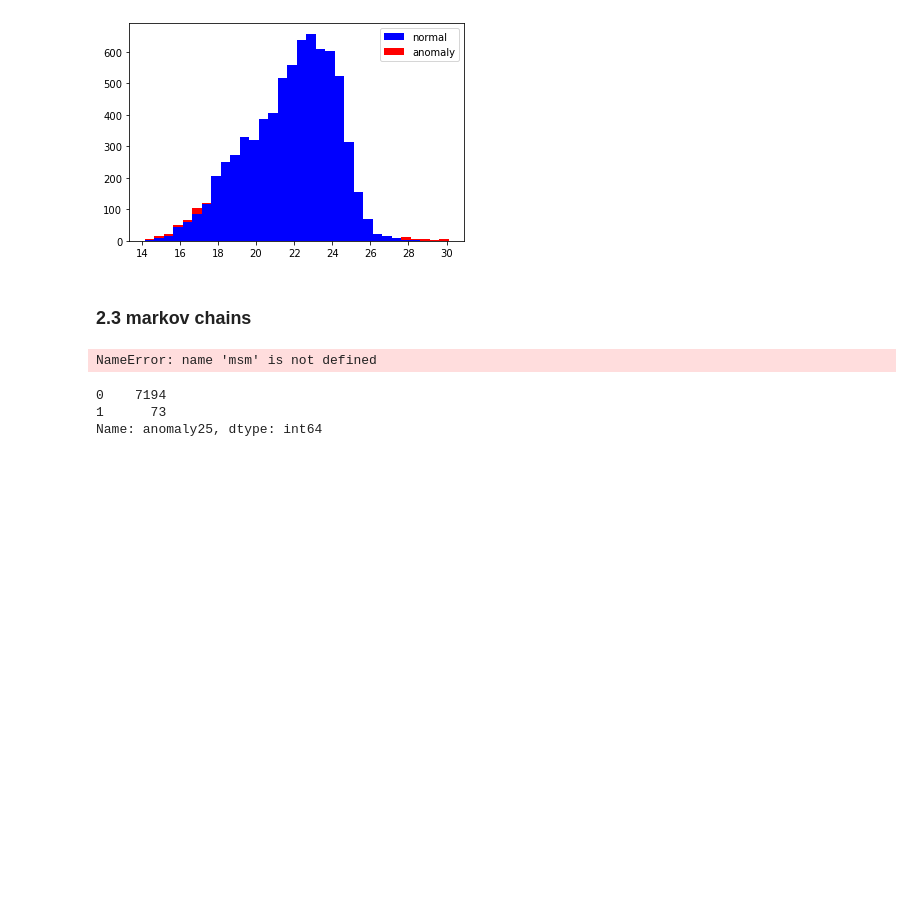
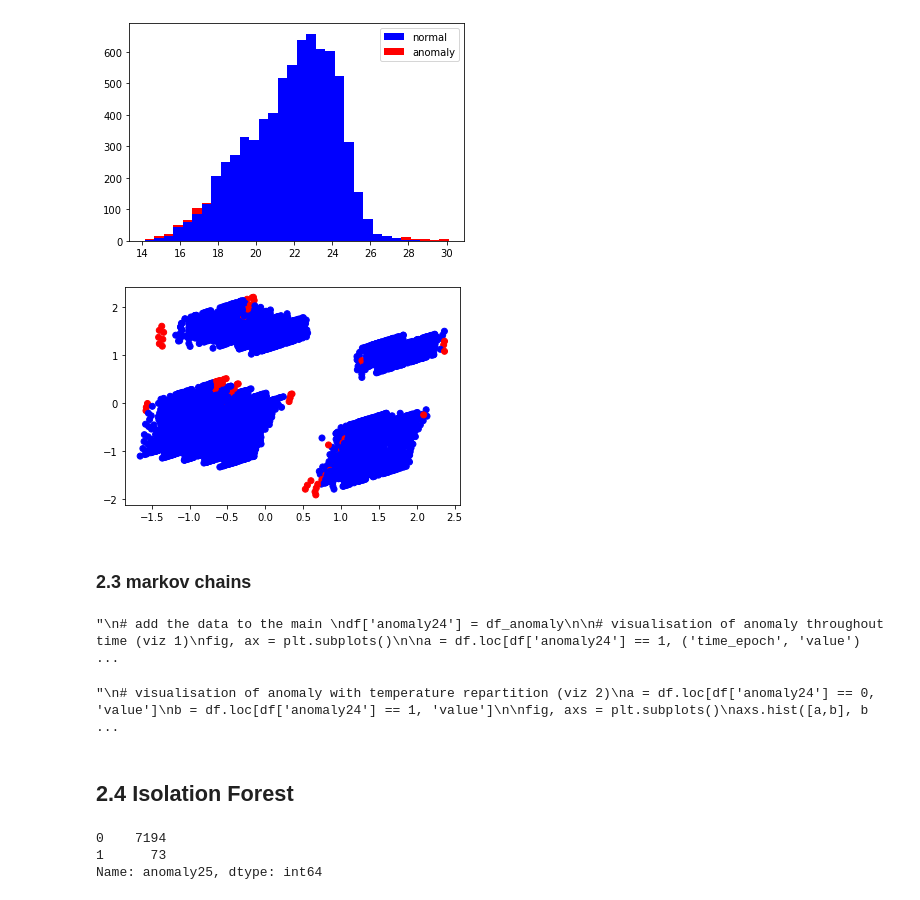
Before and after one commit to xogns3512/example, a Jupyter notebook: anomaly detection/Numenta Anomaly Benchmark (NAB).ipynb, the cells around one changed output. Cells and saved outputs as stored; diff of their text form; code cells hidden in the pictures; blank space fills up the shorter version.

```diff
--- a/anomaly detection/Numenta Anomaly Benchmark (NAB).ipynb
+++ b/anomaly detection/Numenta Anomaly Benchmark (NAB).ipynb
@@ -354,24 +356,61 @@ plt.legend()
 plt.show()
 # %% [output]
 [figure]
+# %%
+# visualisation of anomaly with cluster view
+fig, ax = plt.subplots()
+colors = {0:'blue', 1:'red'}
+ax.scatter(df['principal_feature1'], df['principal_feature2'], c=df["anomaly22"].apply(lambda x: colors[x]))
+plt.show()
+# %% [output]
+[figure, added]
 # %% [markdown]
 ### 2.3 markov chains
 # %%
-# definition of the different state
-x1 = (df['value'] <=18).astype(int)
-x2= ((df['value'] > 18) & (df['value']<=21)).astype(int)
-x3 = ((df['value'] > 21) & (df['value']<=24)).astype(int)
-x4 = ((df['value'] > 24) & (df['value']<=27)).astype(int)
-x5 = (df['value'] >27).astype(int)
-df_mm = x1 + 2*x2 + 3*x3 + 4*x4 + 5*x5
+# # definition of the different state
+# x1 = (df['value'] <=18).astype(int)
+# x2= ((df['value'] > 18) & (df['value']<=21)).astype(int)
+# x3 = ((df['value'] > 21) & (df['value']<=24)).astype(int)
+# x4 = ((df['value'] > 24) & (df['value']<=27)).astype(int)
+# x5 = (df['value'] >27).astype(int)
+# df_mm = x1 + 2*x2 + 3*x3 + 4*x4 + 5*x5
 
-# getting the anomaly labels for our dataset (evaluating sequence of 5 values and anomaly = less than 20% probable)
-# I USE pyemma NOT AVAILABLE IN KAGGLE KERNEL
-df_anomaly = markovAnomaly(df_mm, 5, 0.20)
-df_anomaly = pd.Series(df_anomaly)
-print(df_anomaly.value_counts())
+# # getting the anomaly labels for our dataset (evaluating sequence of 5 values and anomaly = less than 20% probable)
+# # I USE pyemma NOT AVAILABLE IN KAGGLE KERNEL
+# df_anomaly = markovAnomaly(df_mm, 5, 0.20)
+# df_anomaly = pd.Series(df_anomaly)
+# print(df_anomaly.value_counts())
-# %% [output]
-NameError: name 'msm' is not defined
+# %%
+"""
+# add the data to the main
+df['anomaly24'] = df_anomaly
+
+# visualisation of anomaly throughout time (viz 1)
+fig, ax = plt.subplots()
+
+a = df.loc[df['anomaly24'] == 1, ('time_epoch', 'value')] #anomaly
+
+ax.plot(df['time_epoch'], df['value'], color='blue')
+ax.scatter(a['time_epoch'],a['value'], color='red')
+plt.show()
+"""
+# %% [output]
+"\n# add the data to the main \ndf['anomaly24'] = df_anomaly\n\n# visualisation of anomaly throughout time (viz 1)\nfig, ax = plt.subplots()\n\na = df.loc[df['anomaly24'] == 1, ('time_epoch', 'value') ...
+# %%
+"""
+# visualisation of anomaly with temperature repartition (viz 2)
+a = df.loc[df['anomaly24'] == 0, 'value']
+b = df.loc[df['anomaly24'] == 1, 'value']
+
+fig, axs = plt.subplots()
+axs.hist([a,b], bins=32, stacked=True, color=['blue', 'red'])
+plt.legend()
+plt.show()
+"""
+# %% [output]
+"\n# visualisation of anomaly with temperature repartition (viz 2)\na = df.loc[df['anomaly24'] == 0, 'value']\nb = df.loc[df['anomaly24'] == 1, 'value']\n\nfig, axs = plt.subplots()\naxs.hist([a,b], b ...
+# %% [markdown]
+## 2.4 Isolation Forest
 # %%
 # Take useful feature and standardize them
 data = df[['value', 'hours', 'daylight', 'DayOfTheWeek', 'WeekDay']]
```
Also changed, not shown: parts of 7 cells of this notebook.
